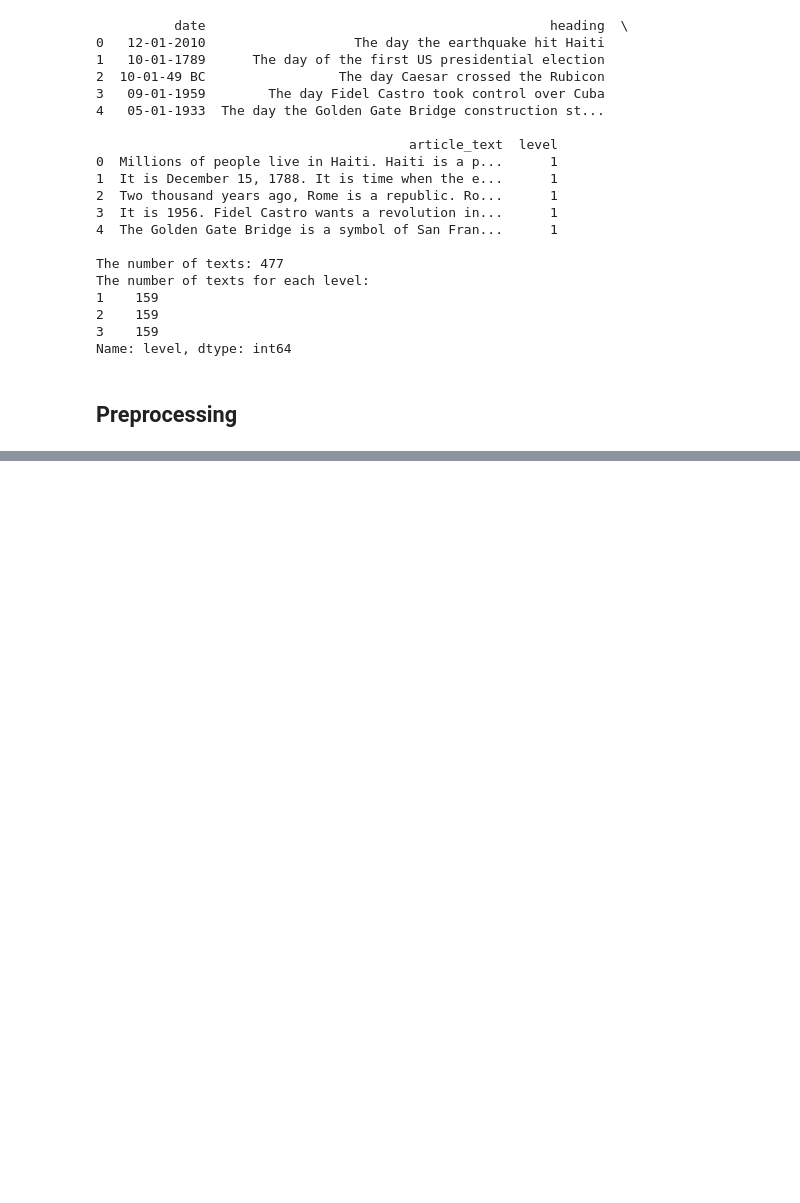
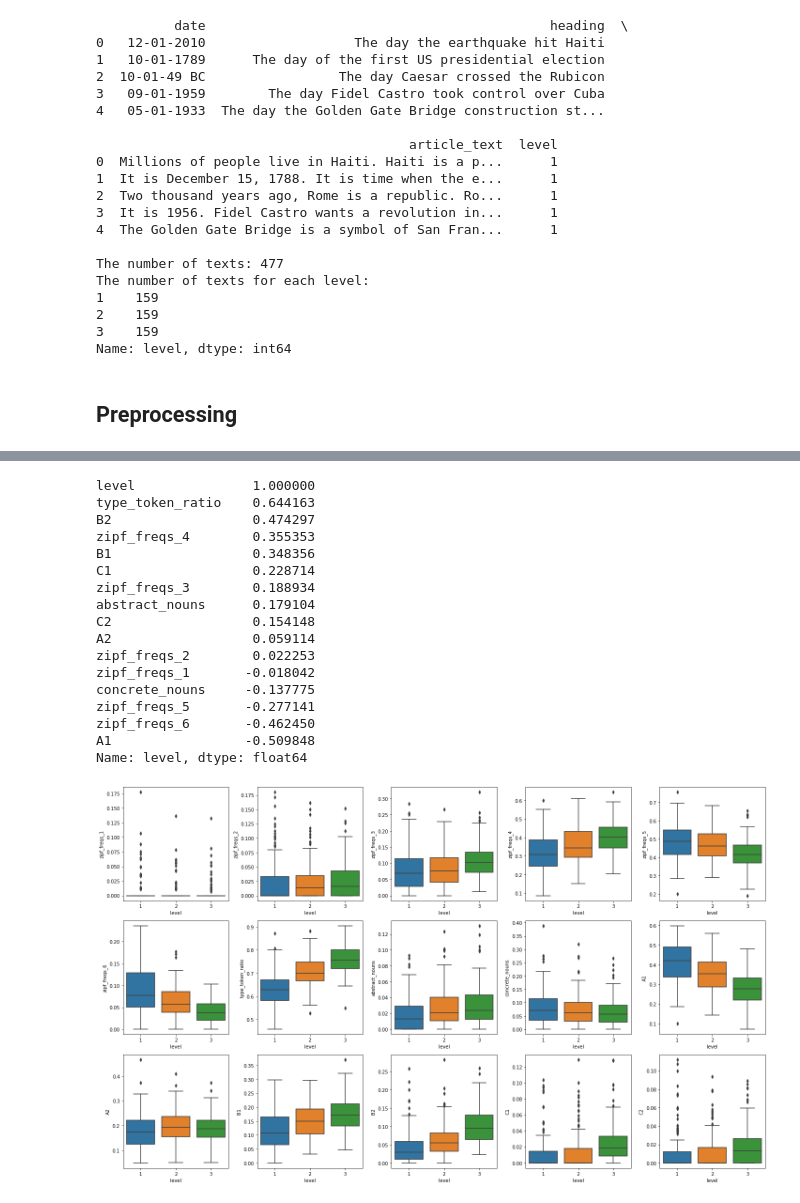
Before and after one commit to lpmaltina/english-proficiency, a Jupyter notebook: EDA.ipynb, the cells around one changed output, grey strips where cells are left out. Drawn from its saved outputs; the diff is of its cells as text; code cells hidden in the pictures; blank space fills up the shorter version.

```diff
--- a/EDA.ipynb
+++ b/EDA.ipynb
@@ -264,0 +314,21 @@ max         323.000000            41.000000
+# %%
+show_correlations(days_lexical_df)
+# %% [output]
+level               1.000000
+type_token_ratio    0.644163
+B2                  0.474297
+zipf_freqs_4        0.355353
+B1                  0.348356
+C1                  0.228714
+zipf_freqs_3        0.188934
+abstract_nouns      0.179104
+C2                  0.154148
+A2                  0.059114
+zipf_freqs_2        0.022253
+zipf_freqs_1       -0.018042
+concrete_nouns     -0.137775
+zipf_freqs_5       -0.277141
+zipf_freqs_6       -0.462450
+A1                 -0.509848
+Name: level, dtype: float64
+[figure, added]
```
Also changed, not shown: parts of 34 cells of this notebook, 3 other files.
